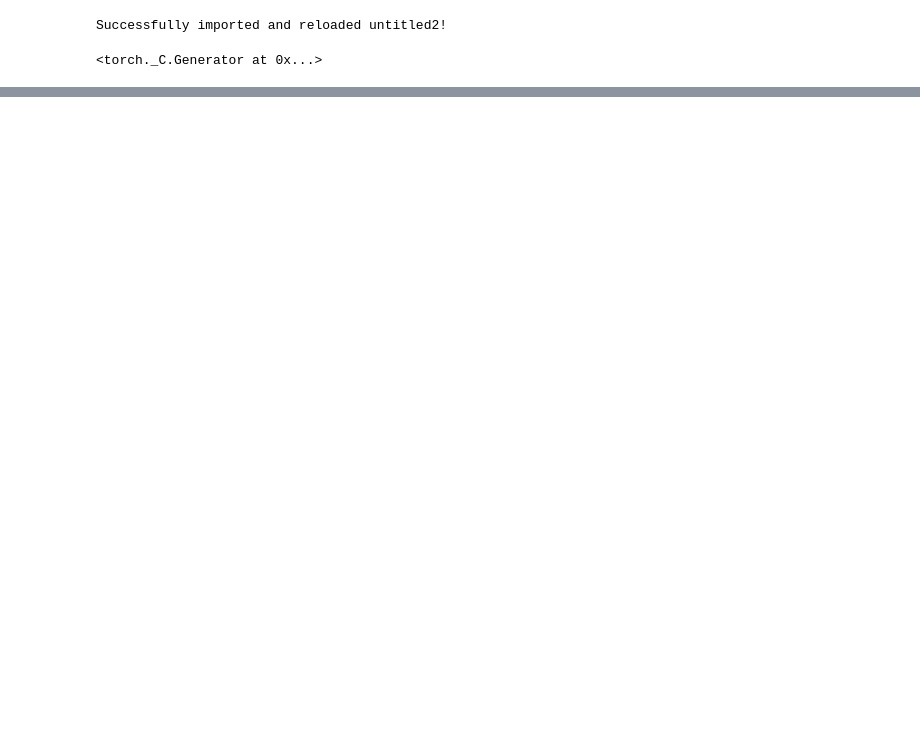
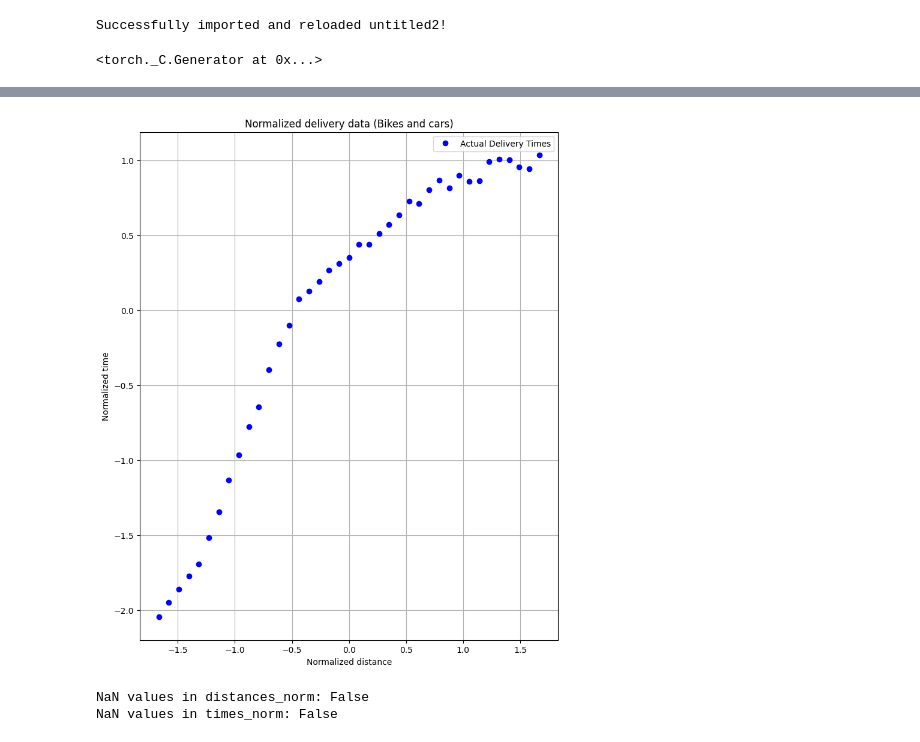
Before and after one commit to Vaibhavgoel123/Artificial-Intelligence, a Jupyter notebook: Pytorch_practice.ipynb, the cells around one changed output, grey strips where cells are left out. Cells and saved outputs as stored; diff of their text form; code cells hidden in the pictures; blank space fills up the shorter version.

```diff
--- a/Pytorch_practice.ipynb
+++ b/Pytorch_practice.ipynb
@@ -145,0 +43,24 @@ bias = 8.0
+# %%
+#Calculate mean and standard deviation
+distances_mean = distances.mean()
+distances_std = distances.std()
+
+#Calculate mean and standard deviation of time
+times_mean = times.mean()
+times_std = times.std()
+
+#Apply standardization to the distances
+distances_norm = (distances - distances_mean) / distances_std
+
+#Apply standardization to the times.
+times_norm = (times - times_mean) / times_std
+# %%
+untitled2.plot_data(distances_norm, times_norm, normalize=True)
+# %% [output]
+[figure, added]
+# %%
+print(f"NaN values in distances_norm: {torch.isnan(distances_norm).any()}")
+print(f"NaN values in times_norm: {torch.isnan(times_norm).any()}")
+# %% [output]
+NaN values in distances_norm: False
+NaN values in times_norm: False
```
Also changed, not shown: parts of 32 cells of this notebook, 1 other file.
